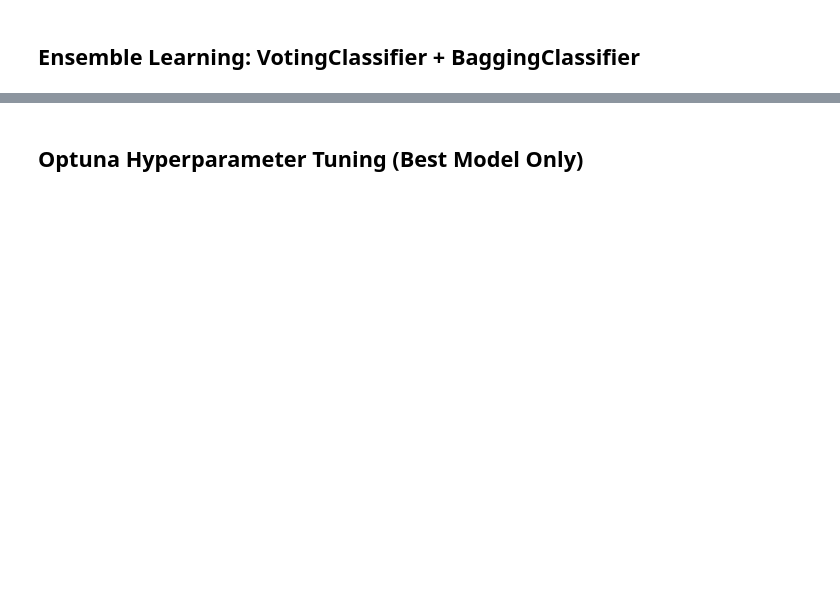
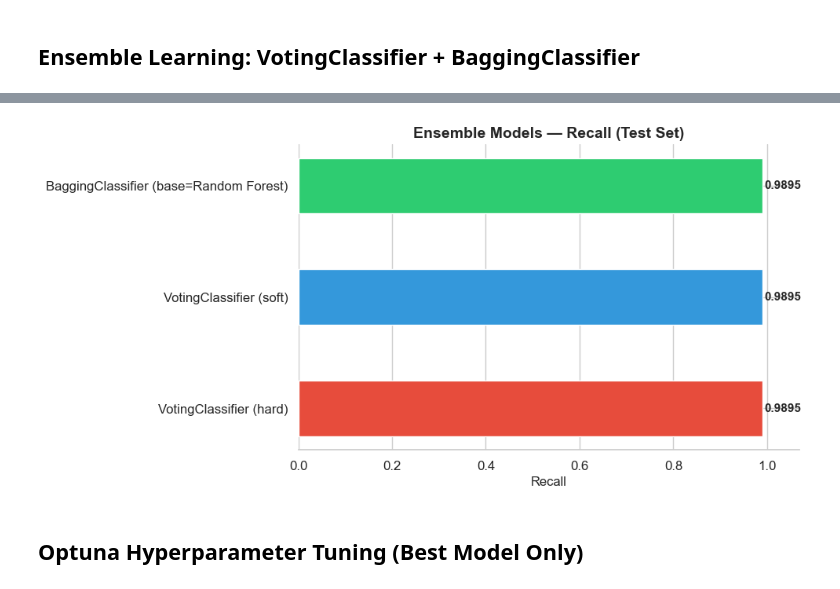
Before and after one commit to alifnw/3-Alif-Livyandra, a Jupyter notebook: notebooks/02_model_development.ipynb, the cells around one changed output, grey strips where cells are left out. Saved outputs shown, nothing was run; the diff lists cells and outputs as text; code cells hidden in the pictures; blank space fills up the shorter version.

```diff
--- a/notebooks/02_model_development.ipynb
+++ b/notebooks/02_model_development.ipynb
@@ -350,20 +481,22 @@ display(ensemble_df)
 # %%
-# --- Ensemble Model Comparison ---
+# compare ensemble model
 fig, ax = plt.subplots(figsize=(10, 5))
 ens_sorted = ensemble_df.sort_values("Recall_1", ascending=True)
 palette = ["#e74c3c", "#3498db", "#2ecc71"][:len(ens_sorted)]
 ax.barh(ens_sorted["Model"], ens_sorted["Recall_1"],
         color=palette, edgecolor="white", height=0.5)
 for i, (_, row) in enumerate(ens_sorted.iterrows()):
     ax.text(row["Recall_1"] + 0.004, i,
             f"{row['Recall_1']:.4f}", va="center", fontsize=11, fontweight="bold")
-ax.set_title("Ensemble Models — Recall\u2081 (Test Set)", fontsize=14, fontweight="bold")
-ax.set_xlabel("Recall\u2081", fontsize=12)
+ax.set_title("Ensemble Models — Recall (Test Set)", fontsize=14, fontweight="bold")
+ax.set_xlabel("Recall", fontsize=12)
 ax.set_xlim(right=ens_sorted["Recall_1"].max() + 0.08)
 sns.despine(left=True)
 plt.tight_layout()
 plt.savefig("../reports/figures/ensemble_comparison.png", dpi=150, bbox_inches="tight")
 plt.show()
+# %% [output]
+[figure, added]
 # %% [markdown]
 ## Optuna Hyperparameter Tuning (Best Model Only)
 # %%
```
Also changed, not shown: parts of 19 cells of this notebook.
